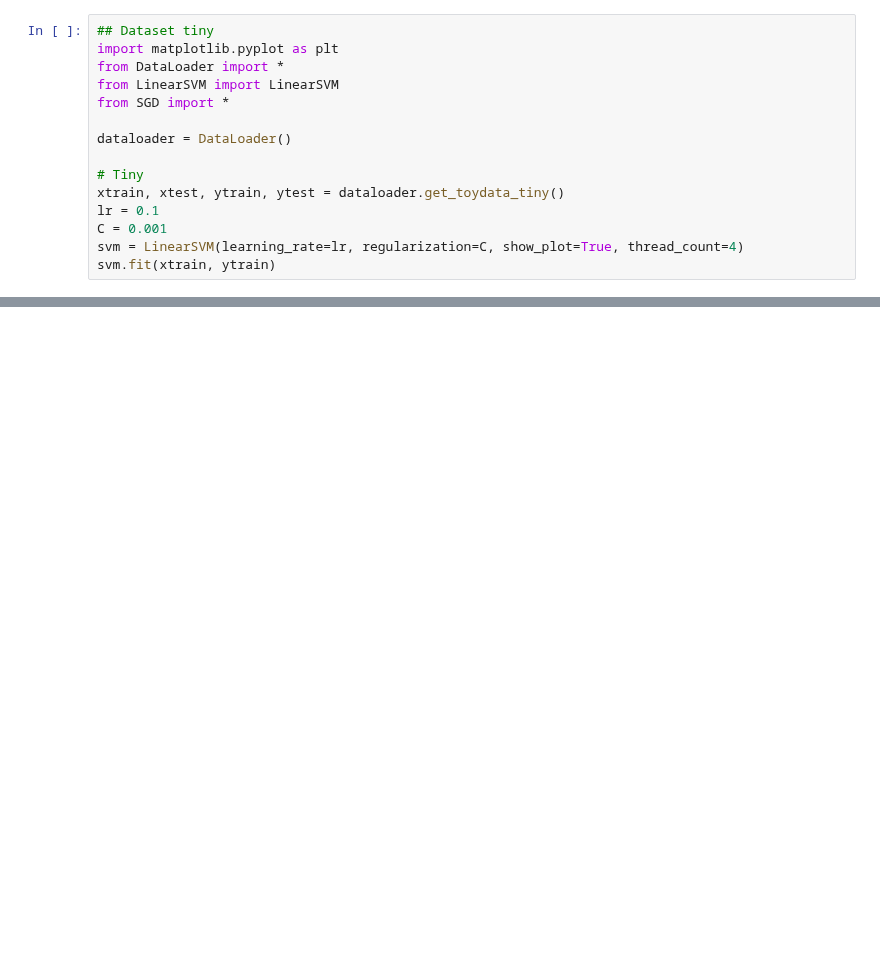
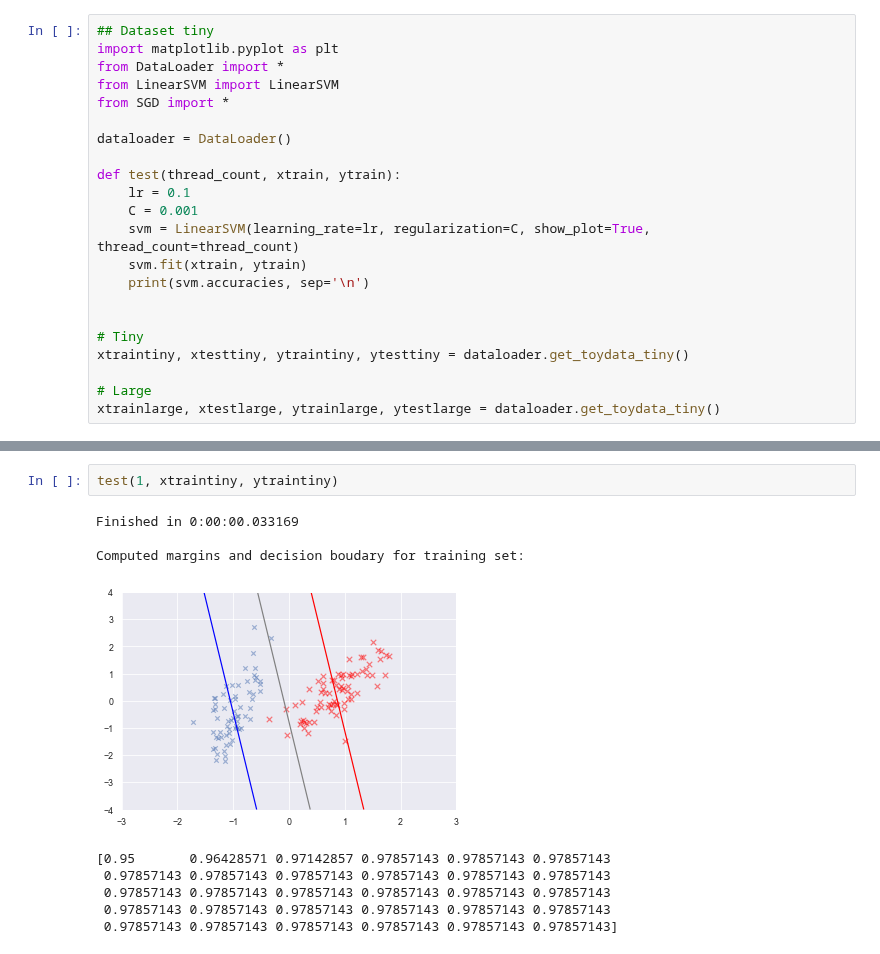
Before and after one commit to glarkstoat/SVM-using-SGD, a Jupyter notebook: testparallel.ipynb, the cells around one changed output, grey strips where cells are left out. Saved outputs shown, nothing was run; the diff lists cells and outputs as text; blank space fills up the shorter version.

Commit message:
Optimized part3 test. Print accuracies

```diff
--- a/testparallel.ipynb
+++ b/testparallel.ipynb
@@ -7,9 +7,16 @@ from SGD import *
 
 dataloader = DataLoader()
 
+def test(thread_count, xtrain, ytrain):
+    lr = 0.1
+    C = 0.001
+    svm = LinearSVM(learning_rate=lr, regularization=C, show_plot=True, thread_count=thread_count)
+    svm.fit(xtrain, ytrain)
+    print(svm.accuracies, sep='\n')
+
+
 # Tiny
-xtrain, xtest, ytrain, ytest = dataloader.get_toydata_tiny()
-lr = 0.1
-C = 0.001
-svm = LinearSVM(learning_rate=lr, regularization=C, show_plot=True, thread_count=4)
-svm.fit(xtrain, ytrain)
+xtraintiny, xtesttiny, ytraintiny, ytesttiny = dataloader.get_toydata_tiny()
+
+# Large
+xtrainlarge, xtestlarge, ytrainlarge, ytestlarge = dataloader.get_toydata_tiny()
@@ -195,0 +23,12 @@ Finished in 0:00:20.085733
+# %%
+test(1, xtraintiny, ytraintiny)
+# %% [output]
+Finished in 0:00:00.033169
+
+Computed margins and decision boudary for training set:
+[figure, added]
+[0.95       0.96428571 0.97142857 0.97857143 0.97857143 0.97857143
+ 0.97857143 0.97857143 0.97857143 0.97857143 0.97857143 0.97857143
+ 0.97857143 0.97857143 0.97857143 0.97857143 0.97857143 0.97857143
+ 0.97857143 0.97857143 0.97857143 0.97857143 0.97857143 0.97857143
+ 0.97857143 0.97857143 0.97857143 0.97857143 0.97857143 0.97857143]
```
Also changed, not shown: parts of 14 cells of this notebook.
